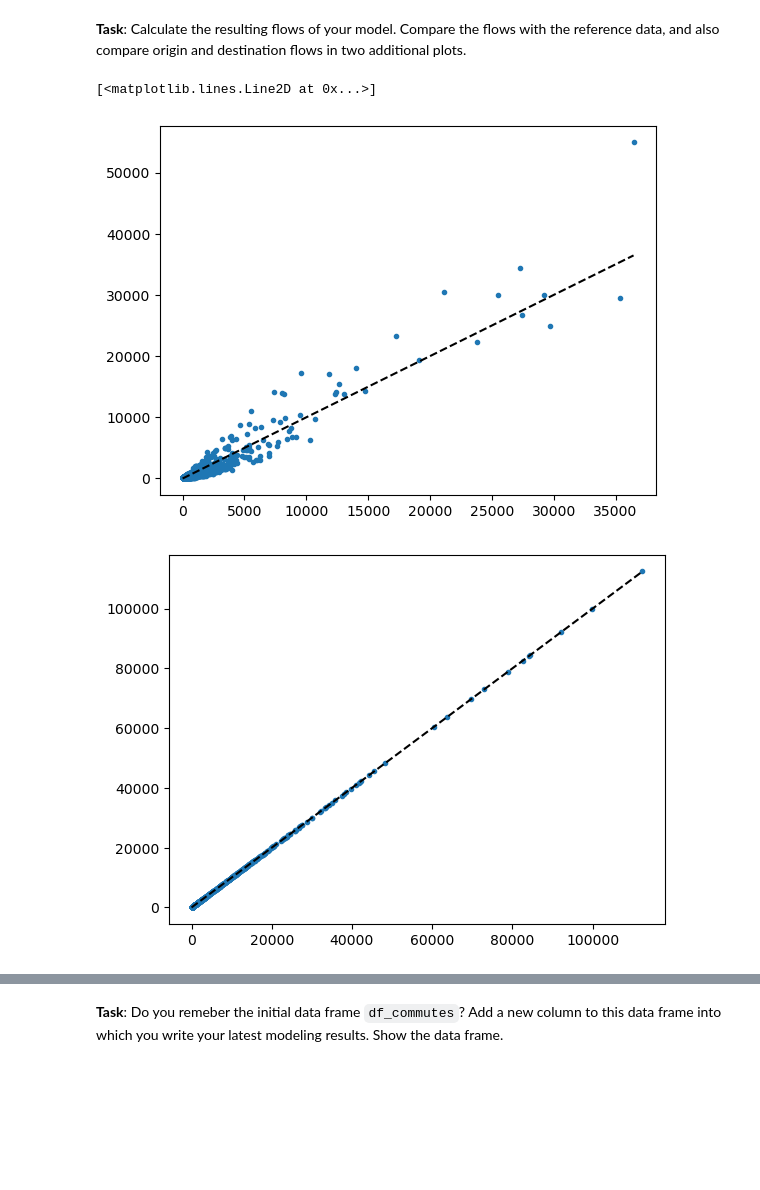
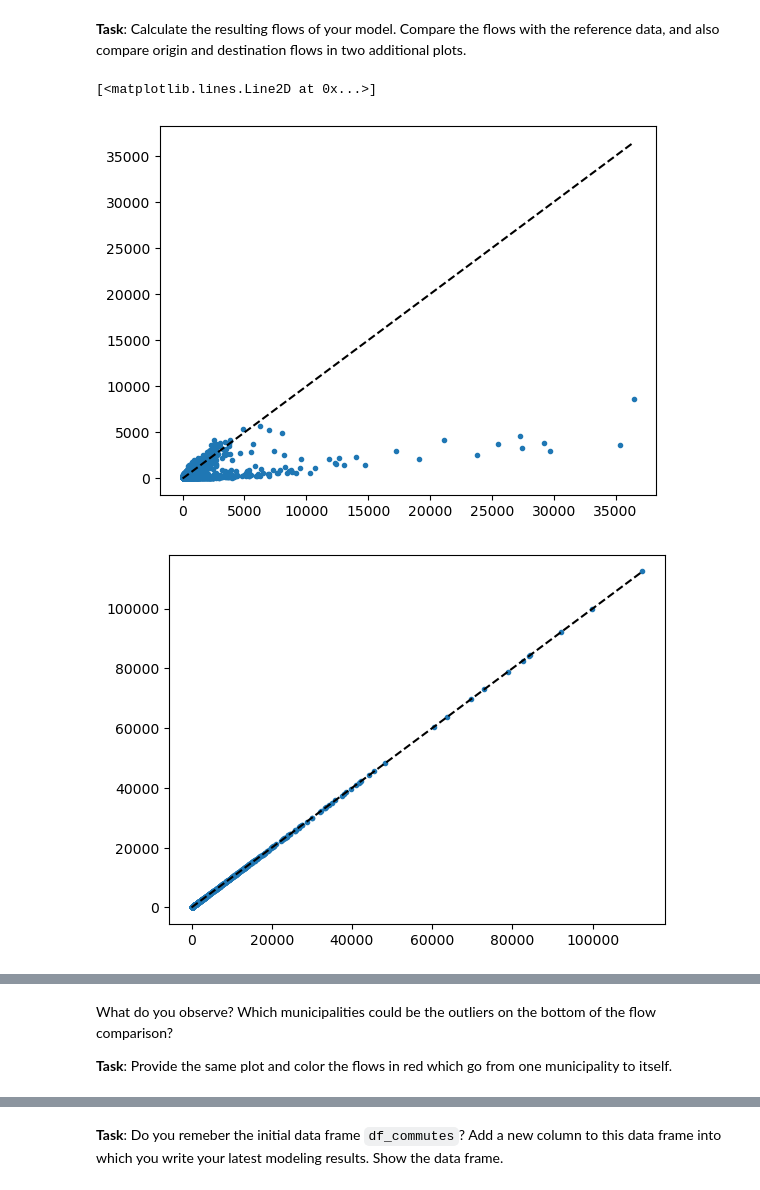
Before and after one commit to sebhoerl/course-uge, a Jupyter notebook: Material/Exercises/03 Trip distribution Solution.ipynb, the cells around one changed output, grey strips where cells are left out. Drawn from its saved outputs; the diff is of its cells as text; code cells hidden in the pictures; blank space fills up the shorter version.

```diff
--- a/Material/Exercises/03 Trip distribution Solution.ipynb
+++ b/Material/Exercises/03 Trip distribution Solution.ipynb
@@ -463,10 +237,10 @@ attraction = np.ones((len(municipalities),))
 
 for iteration in range(500):
     for i in range(len(municipalities)):
-        production[i] = origins[i] / np.sum(attraction * updated_friction_matrix[i,:])
+        production[i] = origins[i] / np.sum(attraction * friction_matrix[i,:])
 
     for j in range(len(municipalities)):
-        attraction[j] = destinations[j] / np.sum(production * updated_friction_matrix[:,j])
+        attraction[j] = destinations[j] / np.sum(production * friction_matrix[:,j])
 
 production
 # %% [output]
@@ -477,25 +248,0 @@ array([ 94.06388809, 149.57640845, 261.24377216, ..., 341.39829873,
-# %%
-### Insert code here
-# ...
-
-origins = np.sum(flow_matrix, axis = 1)
-destinations = np.sum(flow_matrix, axis = 0)
-
-production = np.ones((len(municipalities),))
-attraction = np.ones((len(municipalities),))
-
-iterations = np.arange(500)
-production_sum = []
-attraction_sum = []
-
-for iteration in range(500):
-    for i in range(len(municipalities)):
-        production[i] = origins[i] / np.sum(attraction * updated_friction_matrix[i,:])
-
-    for j in range(len(municipalities)):
-        attraction[j] = destinations[j] / np.sum(production * updated_friction_matrix[:,j])
-
-    production_sum.append(np.sum(production))
-    attraction_sum.append(np.sum(attraction))
-
-plt.plot(iterations, attraction_sum)
@@ -507,28 +251,32 @@ plt.plot(iterations, attraction_sum)
 # %%
 ### Insert code here
 # ...
 
-F = np.copy(updated_friction_matrix)
+F = np.copy(friction_matrix)
 
 for i in range(len(municipalities)):
-    F[i,:] *= origins[i] / np.sum(attraction * updated_friction_matrix[i,:])
+    F[i,:] *= origins[i] / np.sum(attraction * friction_matrix[i,:])
 
 for j in range(len(municipalities)):
-    F[:,j] *= destinations[j] / np.sum(production * updated_friction_matrix[:,j])
+    F[:,j] *= destinations[j] / np.sum(production * friction_matrix[:,j])
 
 plt.figure()
 plt.plot(flow_matrix.flatten(), F.flatten(), ".")
 plt.plot([0, np.max(flow_matrix)], [0, np.max(flow_matrix)], "k--")
 
 plt.figure()
 plt.plot(np.sum(flow_matrix, axis = 1), np.sum(F, axis = 1), ".")
 plt.plot([0, np.max(np.sum(flow_matrix, axis = 1))], [0, np.max(np.sum(flow_matrix, axis = 1))], "k--")
 
 plt.figure()
 plt.plot(np.sum(flow_matrix, axis = 0), np.sum(F, axis = 0), ".")
 plt.plot([0, np.max(np.sum(flow_matrix, axis = 0))], [0, np.max(np.sum(flow_matrix, axis = 0))], "k--")
 # %% [output]
 [<matplotlib.lines.Line2D at 0x...>]
-[figure, old version]
+[figure, new version]
 [figure]
 [figure]
+# %% [markdown]
+What do you observe? Which municipalities could be the outliers on the bottom of the flow comparison?
+
+**Task**: Provide the same plot and color the flows in red which go from one municipality to itself.
```
Also changed, not shown: parts of 30 cells of this notebook, 1 other file.
